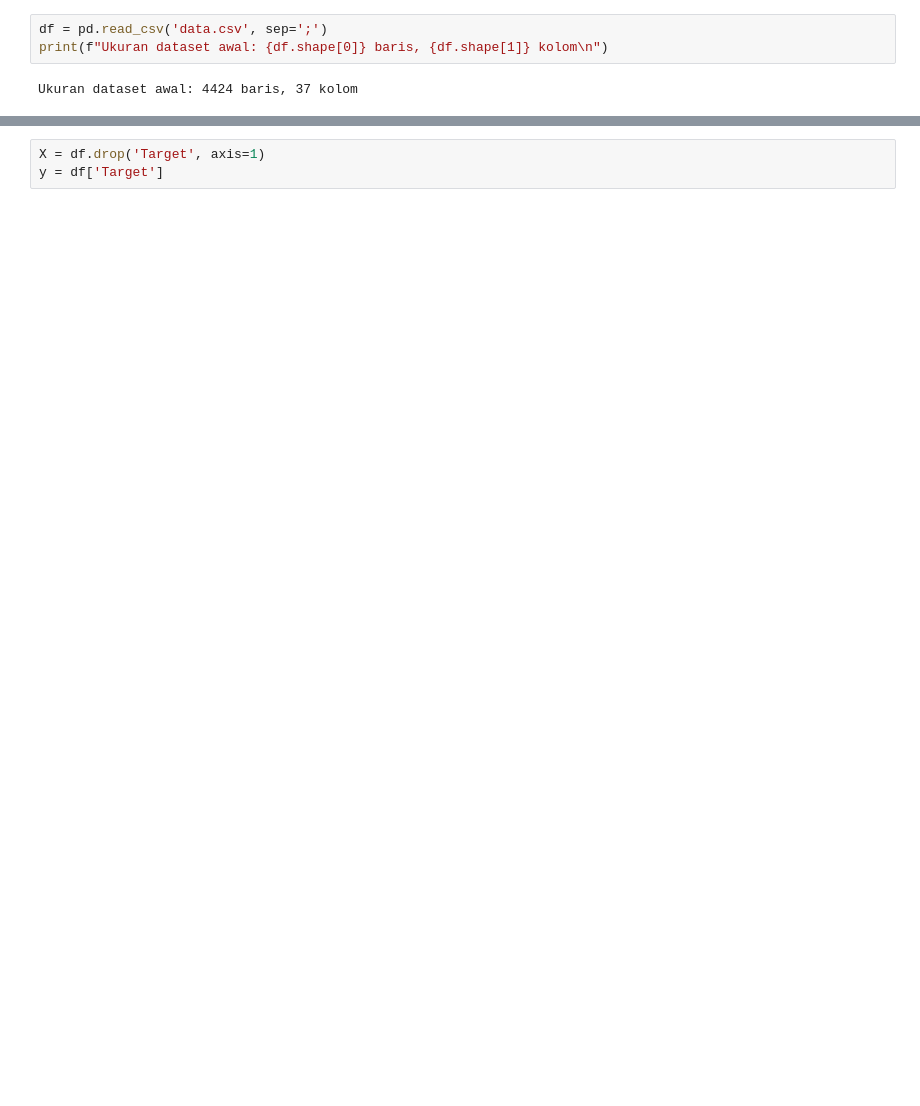
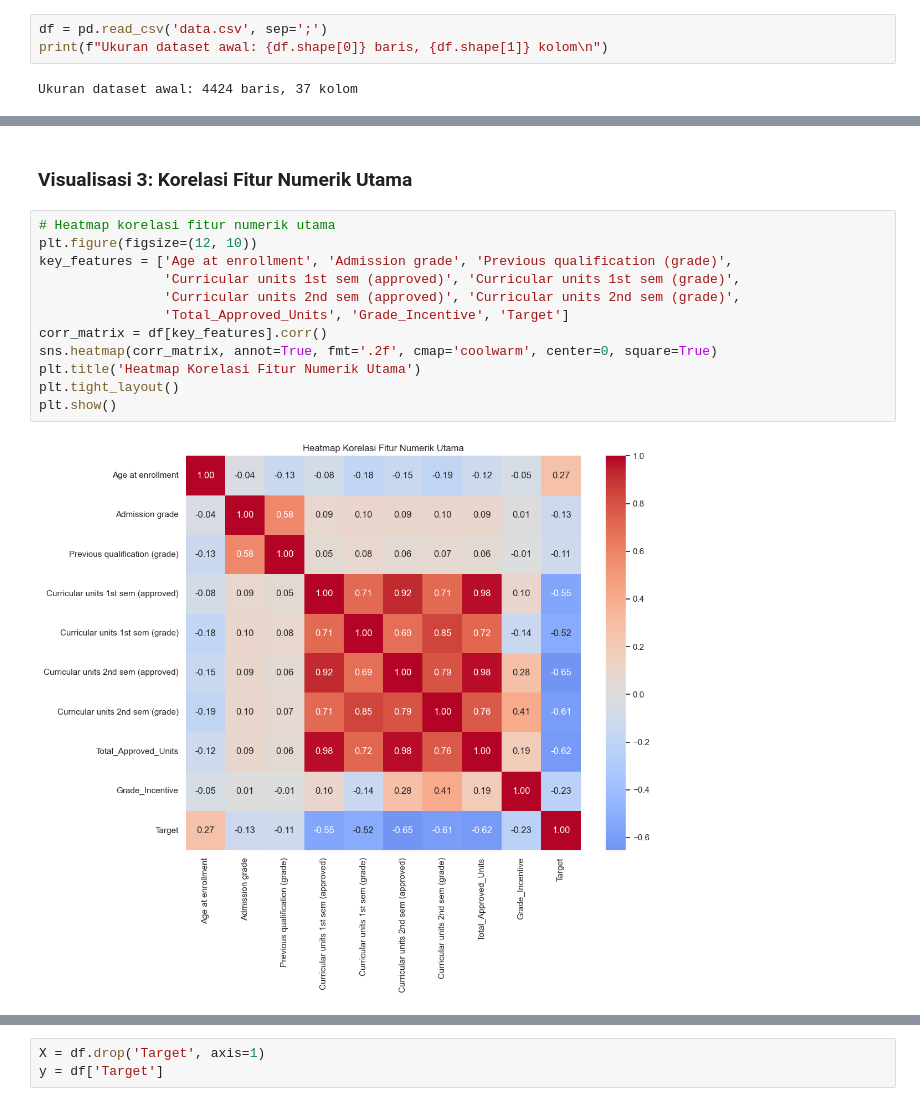
Before and after one commit to guidomelving/EduGuard, a Jupyter notebook: EduGuard.ipynb, the cells around one changed output, grey strips where cells are left out. Saved outputs shown, nothing was run; the diff lists cells and outputs as text; blank space fills up the shorter version.

```diff
--- a/EduGuard.ipynb
+++ b/EduGuard.ipynb
@@ -91,0 +308,16 @@ Passing `palette` without assigning `hue` is deprecated and will be removed in v
+# %% [markdown]
+### Visualisasi 3: Korelasi Fitur Numerik Utama
+# %%
+# Heatmap korelasi fitur numerik utama
+plt.figure(figsize=(12, 10))
+key_features = ['Age at enrollment', 'Admission grade', 'Previous qualification (grade)',
+                'Curricular units 1st sem (approved)', 'Curricular units 1st sem (grade)',
+                'Curricular units 2nd sem (approved)', 'Curricular units 2nd sem (grade)',
+                'Total_Approved_Units', 'Grade_Incentive', 'Target']
+corr_matrix = df[key_features].corr()
+sns.heatmap(corr_matrix, annot=True, fmt='.2f', cmap='coolwarm', center=0, square=True)
+plt.title('Heatmap Korelasi Fitur Numerik Utama')
+plt.tight_layout()
+plt.show()
+# %% [output]
+[figure, added]
```
Also changed, not shown: parts of 92 cells of this notebook, 2 other files.
